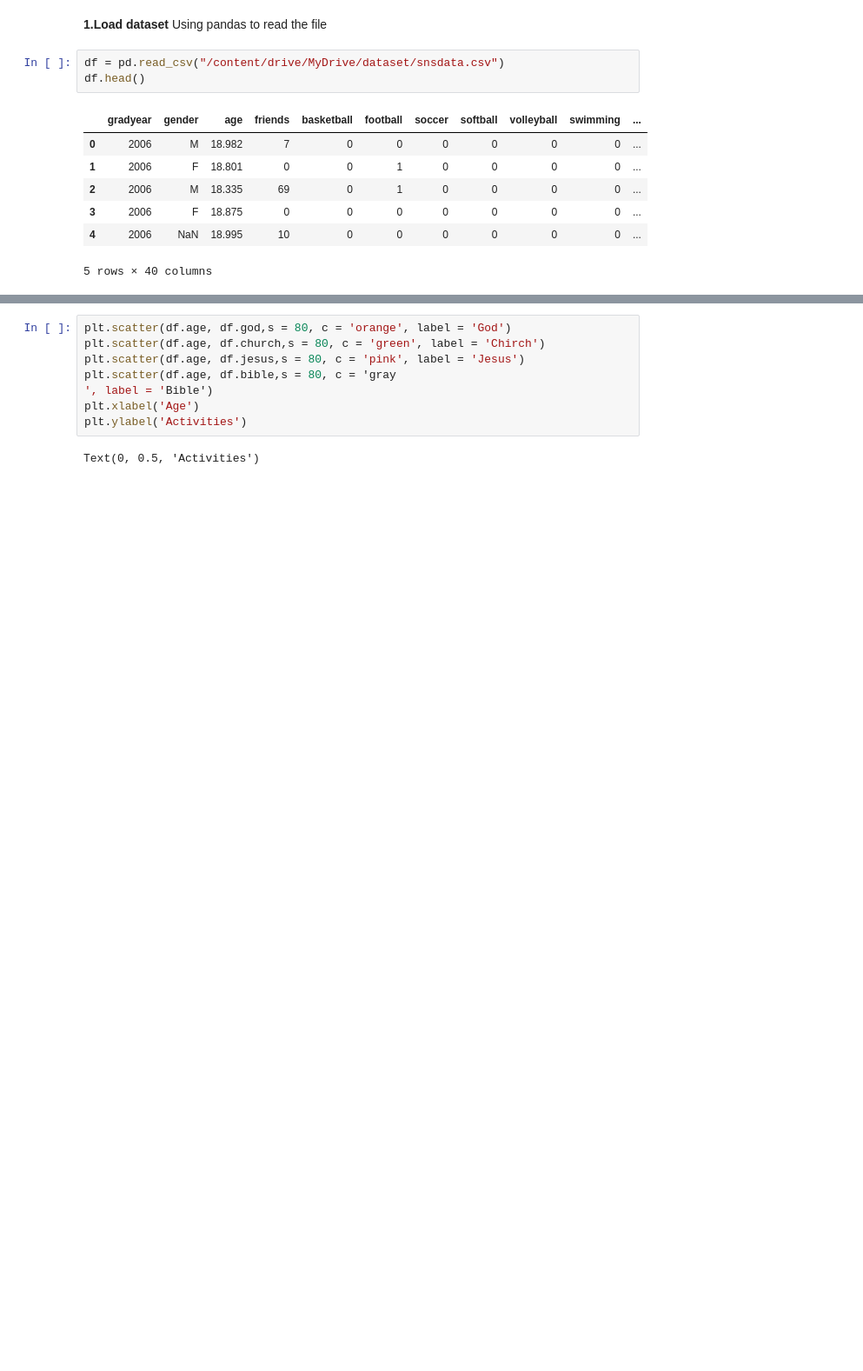
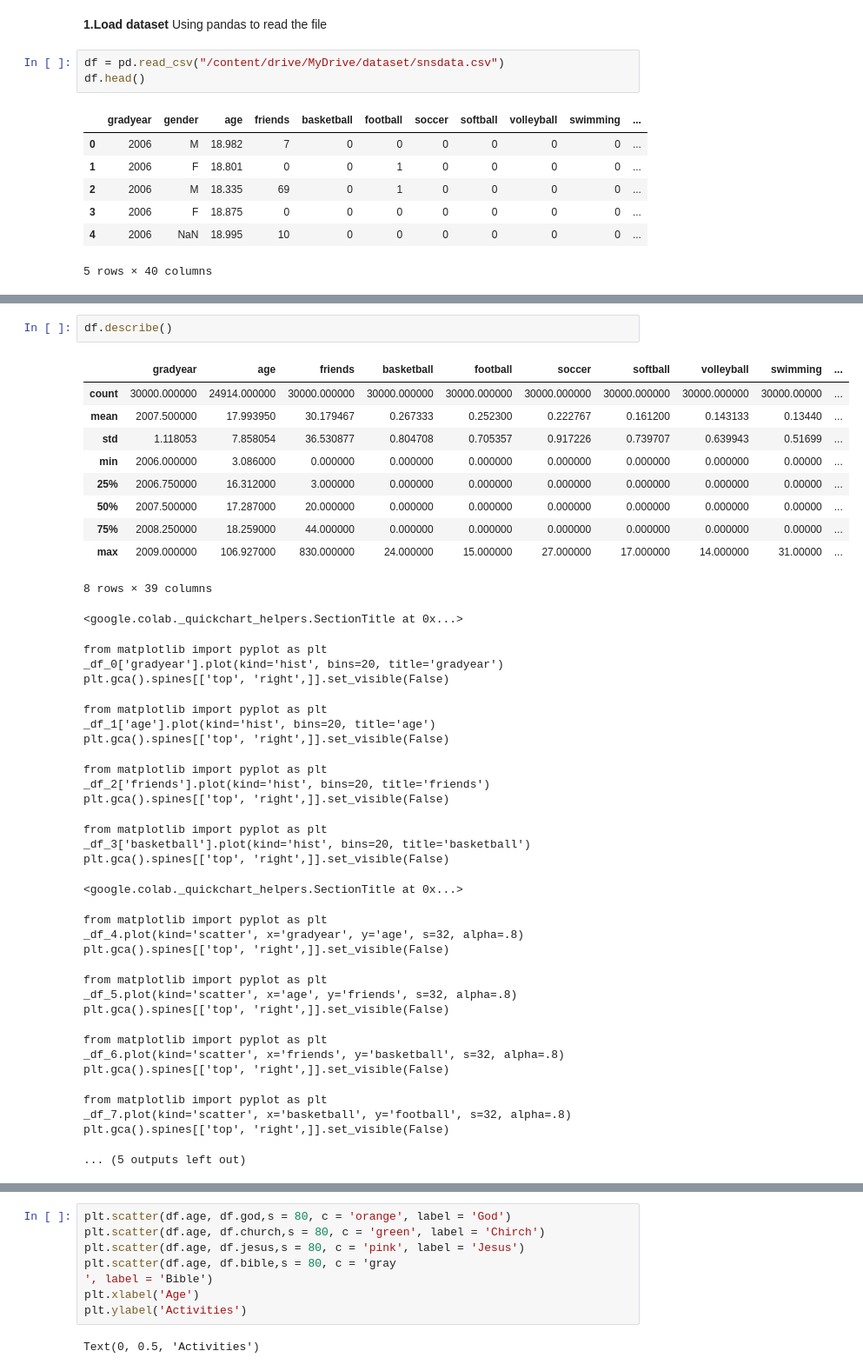
Before and after one commit to memoryused/Learn-SQL-GroupMGPB, a Jupyter notebook: K_Means_algorithm.ipynb, the cells around one changed output, grey strips where cells are left out. Shown at 87% size. Drawn from its saved outputs; the diff is of its cells as text; blank space fills up the shorter version.

```diff
--- a/K_Means_algorithm.ipynb
+++ b/K_Means_algorithm.ipynb
@@ -22,0 +65,40 @@ df.head()
+# %%
+df.describe()
+# %% [output]
+|  | gradyear | age | friends | basketball | football | soccer | softball | volleyball | swimming | ... |
+| count | 30000.000000 | 24914.000000 | 30000.000000 | 30000.000000 | 30000.000000 | 30000.000000 | 30000.000000 | 30000.000000 | 30000.00000 | ... |
+| mean | 2007.500000 | 17.993950 | 30.179467 | 0.267333 | 0.252300 | 0.222767 | 0.161200 | 0.143133 | 0.13440 | ... |
+| std | 1.118053 | 7.858054 | 36.530877 | 0.804708 | 0.705357 | 0.917226 | 0.739707 | 0.639943 | 0.51699 | ... |
+| min | 2006.000000 | 3.086000 | 0.000000 | 0.000000 | 0.000000 | 0.000000 | 0.000000 | 0.000000 | 0.00000 | ... |
+| 25% | 2006.750000 | 16.312000 | 3.000000 | 0.000000 | 0.000000 | 0.000000 | 0.000000 | 0.000000 | 0.00000 | ... |
+| 50% | 2007.500000 | 17.287000 | 20.000000 | 0.000000 | 0.000000 | 0.000000 | 0.000000 | 0.000000 | 0.00000 | ... |
+| 75% | 2008.250000 | 18.259000 | 44.000000 | 0.000000 | 0.000000 | 0.000000 | 0.000000 | 0.000000 | 0.00000 | ... |
+| max | 2009.000000 | 106.927000 | 830.000000 | 24.000000 | 15.000000 | 27.000000 | 17.000000 | 14.000000 | 31.00000 | ... |
+8 rows × 39 columns
+<google.colab._quickchart_helpers.SectionTitle at 0x...>
+from matplotlib import pyplot as plt
+_df_0['gradyear'].plot(kind='hist', bins=20, title='gradyear')
+plt.gca().spines[['top', 'right',]].set_visible(False)
+from matplotlib import pyplot as plt
+_df_1['age'].plot(kind='hist', bins=20, title='age')
+plt.gca().spines[['top', 'right',]].set_visible(False)
+from matplotlib import pyplot as plt
+_df_2['friends'].plot(kind='hist', bins=20, title='friends')
+plt.gca().spines[['top', 'right',]].set_visible(False)
+from matplotlib import pyplot as plt
+_df_3['basketball'].plot(kind='hist', bins=20, title='basketball')
+plt.gca().spines[['top', 'right',]].set_visible(False)
+<google.colab._quickchart_helpers.SectionTitle at 0x...>
+from matplotlib import pyplot as plt
+_df_4.plot(kind='scatter', x='gradyear', y='age', s=32, alpha=.8)
+plt.gca().spines[['top', 'right',]].set_visible(False)
+from matplotlib import pyplot as plt
+_df_5.plot(kind='scatter', x='age', y='friends', s=32, alpha=.8)
+plt.gca().spines[['top', 'right',]].set_visible(False)
+from matplotlib import pyplot as plt
+_df_6.plot(kind='scatter', x='friends', y='basketball', s=32, alpha=.8)
+plt.gca().spines[['top', 'right',]].set_visible(False)
+from matplotlib import pyplot as plt
+_df_7.plot(kind='scatter', x='basketball', y='football', s=32, alpha=.8)
+plt.gca().spines[['top', 'right',]].set_visible(False)
+... (5 outputs left out)
```
Also changed, not shown: parts of 4 cells of this notebook.
